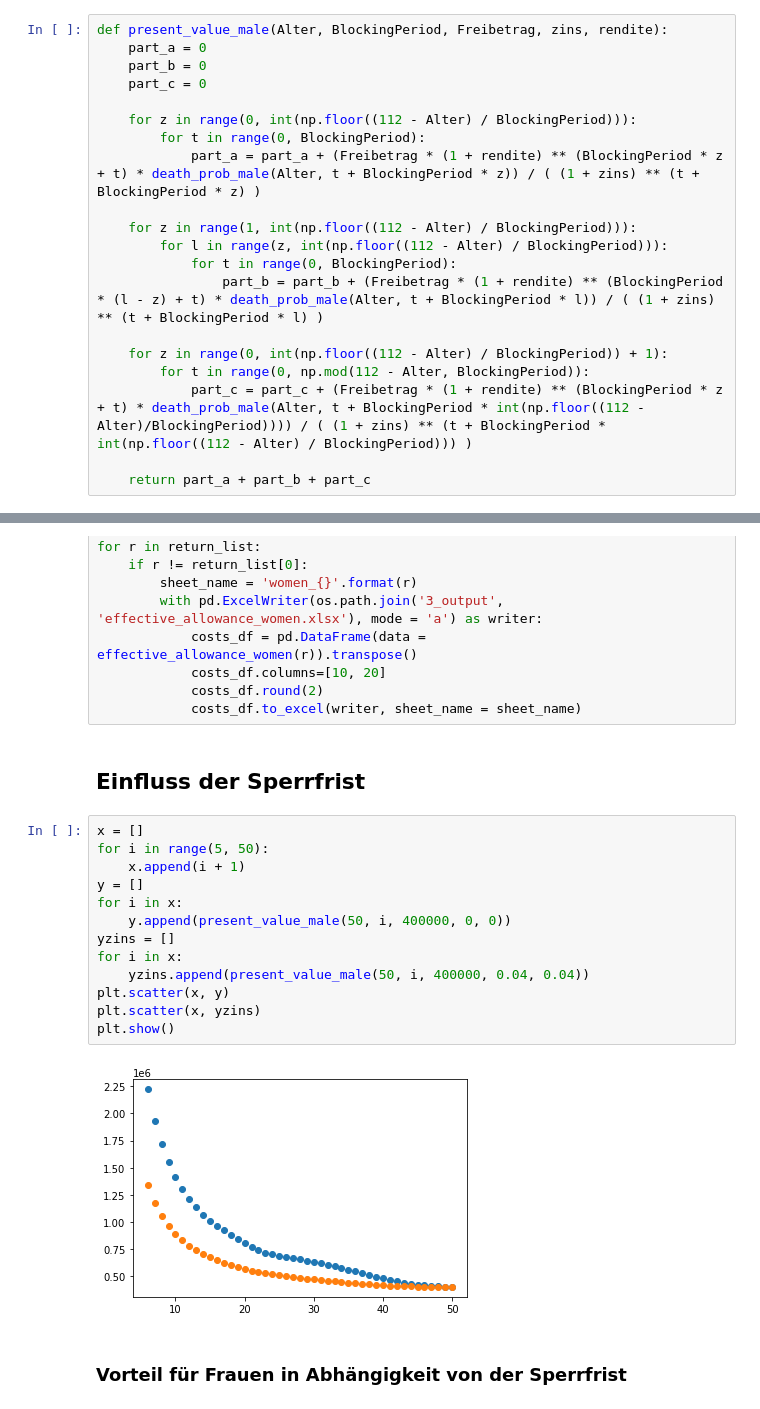
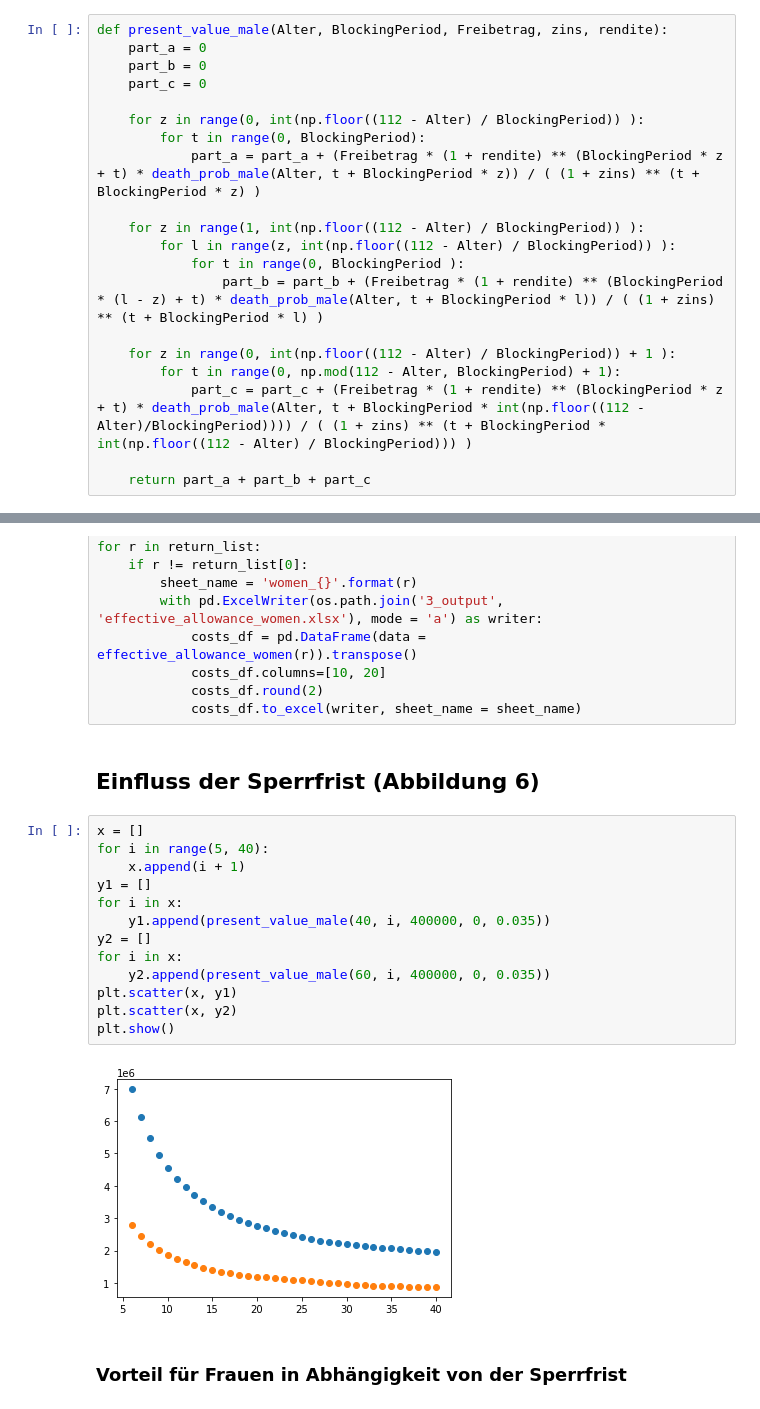
Before and after one commit to johannes-lorenz/Effective_Inheritance_Tax_Allowance, a Jupyter notebook: 1_code/calc_probs_general.ipynb, the cells around one changed output, grey strips where cells are left out. Drawn from its saved outputs; the diff is of its cells as text.

Commit message:
added figures

```diff
--- a/1_code/calc_probs_general.ipynb
+++ b/1_code/calc_probs_general.ipynb
@@ -159,17 +159,17 @@ def present_value_male(Alter, BlockingPeriod, Freibetrag, zins, rendite):
     part_b = 0
     part_c = 0
 
-    for z in range(0, int(np.floor((112 - Alter) / BlockingPeriod))):
+    for z in range(0, int(np.floor((112 - Alter) / BlockingPeriod)) ):
         for t in range(0, BlockingPeriod):
             part_a = part_a + (Freibetrag * (1 + rendite) ** (BlockingPeriod * z + t) * death_prob_male(Alter, t + BlockingPeriod * z)) / ( (1 + zins) ** (t + BlockingPeriod * z) )
 
-    for z in range(1, int(np.floor((112 - Alter) / BlockingPeriod))):
-        for l in range(z, int(np.floor((112 - Alter) / BlockingPeriod))):
-            for t in range(0, BlockingPeriod):
+    for z in range(1, int(np.floor((112 - Alter) / BlockingPeriod)) ):
+        for l in range(z, int(np.floor((112 - Alter) / BlockingPeriod)) ):
+            for t in range(0, BlockingPeriod ):
                 part_b = part_b + (Freibetrag * (1 + rendite) ** (BlockingPeriod * (l - z) + t) * death_prob_male(Alter, t + BlockingPeriod * l)) / ( (1 + zins) ** (t + BlockingPeriod * l) )
 
-    for z in range(0, int(np.floor((112 - Alter) / BlockingPeriod)) + 1):
-        for t in range(0, np.mod(112 - Alter, BlockingPeriod)):
+    for z in range(0, int(np.floor((112 - Alter) / BlockingPeriod)) + 1 ):
+        for t in range(0, np.mod(112 - Alter, BlockingPeriod) + 1):
             part_c = part_c + (Freibetrag * (1 + rendite) ** (BlockingPeriod * z + t) * death_prob_male(Alter, t + BlockingPeriod * int(np.floor((112 - Alter)/BlockingPeriod)))) / ( (1 + zins) ** (t + BlockingPeriod * int(np.floor((112 - Alter) / BlockingPeriod))) )
 
     return part_a + part_b + part_c
@@ -402,22 +494,22 @@ for r in return_list:
             costs_df.round(2)
             costs_df.to_excel(writer, sheet_name = sheet_name)
 # %% [markdown]
-## Einfluss der Sperrfrist
+## Einfluss der Sperrfrist (Abbildung 6)
 # %%
 x = []
-for i in range(5, 50):
+for i in range(5, 40):
     x.append(i + 1)
-y = []
+y1 = []
 for i in x:
-    y.append(present_value_male(50, i, 400000, 0, 0))
-yzins = []
+    y1.append(present_value_male(40, i, 400000, 0, 0.035))
+y2 = []
 for i in x:
-    yzins.append(present_value_male(50, i, 400000, 0.04, 0.04))
-plt.scatter(x, y)
-plt.scatter(x, yzins)
+    y2.append(present_value_male(60, i, 400000, 0, 0.035))
+plt.scatter(x, y1)
+plt.scatter(x, y2)
 plt.show()
 # %% [output]
-[figure, old version]
+[figure, new version]
 # %% [markdown]
 ### Vorteil für Frauen in Abhängigkeit von der Sperrfrist
 # %%
```
Also changed, not shown: parts of 19 cells of this notebook, 8 other files.
